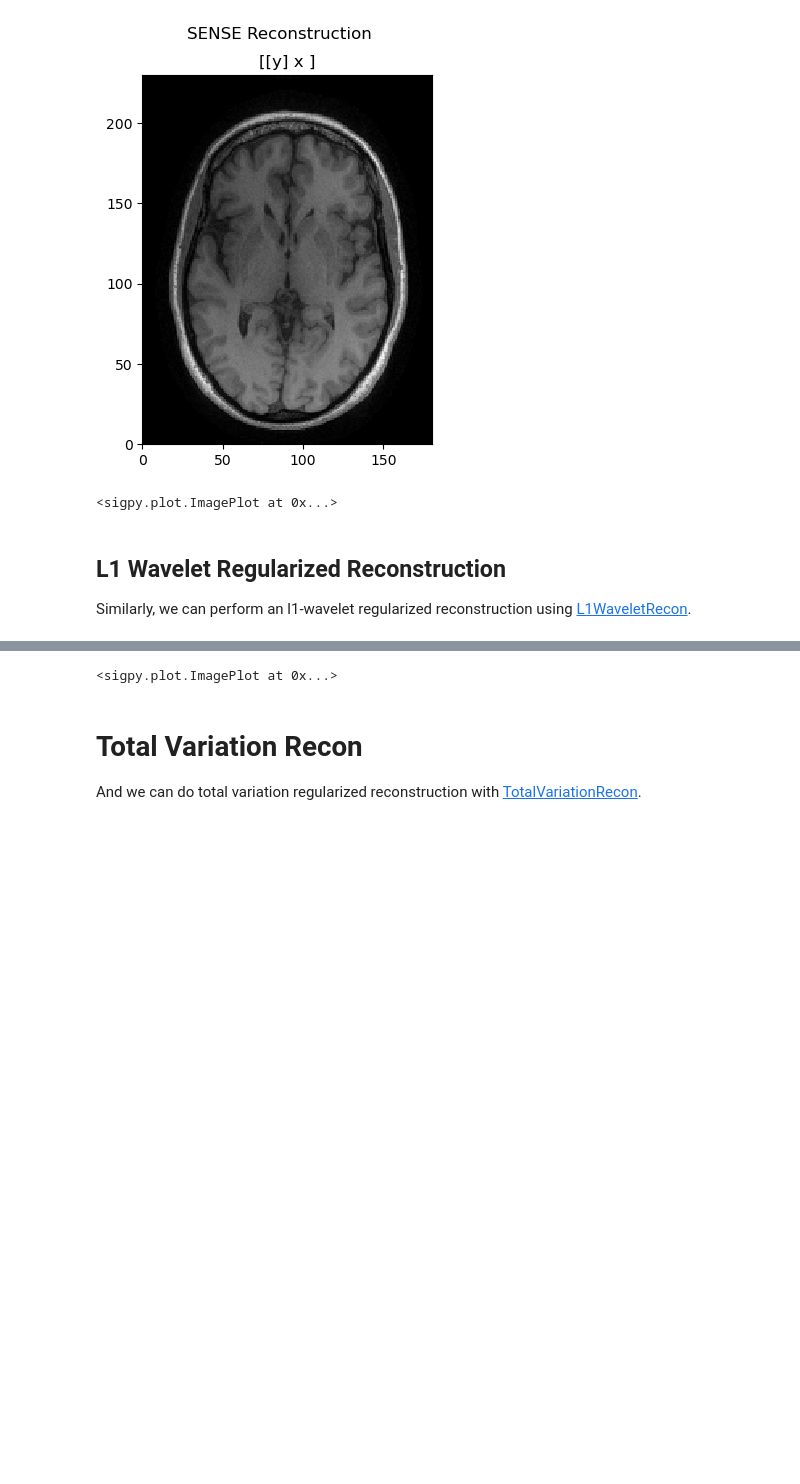
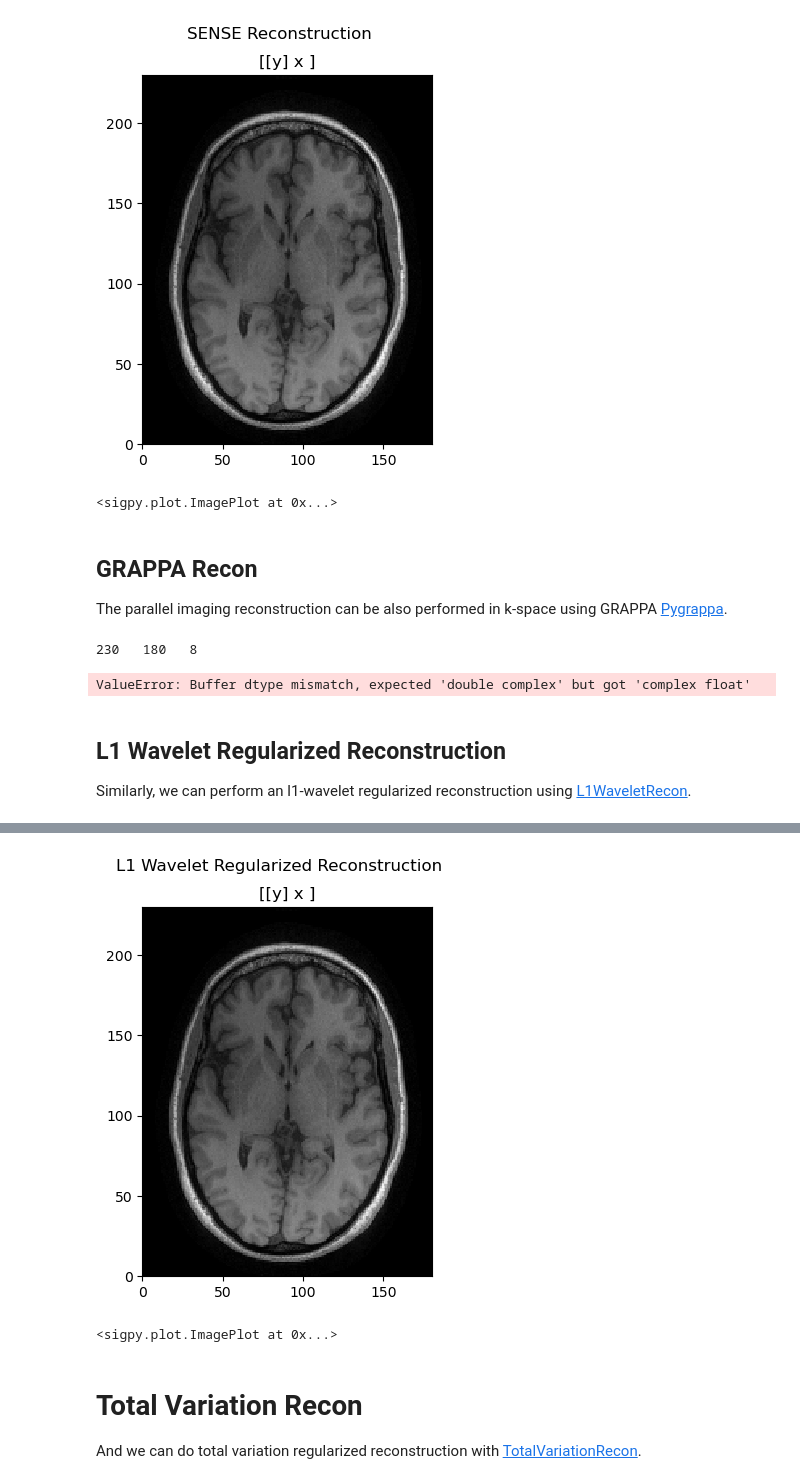
Before and after one commit to srapacchi/mri_recon_python, a Jupyter notebook: parallel-imaging-compressed-sensing-reconstruction.ipynb, the cells around one changed output, grey strips where cells are left out. Cells and saved outputs as stored; diff of their text form; code cells hidden in the pictures; blank space fills up the shorter version.

Commit message:
Added GRAPPA
Finished the solution. TODO: remove parts for the students ;)

```diff
--- a/parallel-imaging-compressed-sensing-reconstruction.ipynb
+++ b/parallel-imaging-compressed-sensing-reconstruction.ipynb
@@ -182,3 +183,7 @@ pl.ImagePlot(img_sense, title='SENSE Reconstruction')
 # %% [output]
 [figure]
 <sigpy.plot.ImagePlot at 0x...>
+# %% [markdown]
+## GRAPPA Recon
+
+The parallel imaging reconstruction can be also performed in k-space using GRAPPA [Pygrappa](https://github.com/mckib2/pygrappa/tree/main/pygrappa).
@@ -185,10 +193,28 @@ pl.ImagePlot(img_sense, title='SENSE Reconstruction')
+# %%
+
+ncoils, sx, sy  = usksp.shape[:]
+print(sx,' ',sy,' ', ncoils)
+
+ctrx,ctry, pd = int(sx/2), int(sy/2), 10 # center 20 lines are ACS
+calib = usksp[:,ctrx-2*pd:ctrx+2*pd,ctry-pd:ctry+pd].copy() # call copy()!
+
+# coil_axis=-1 is default, so if coil dimension is last
+# we don't need to explicity provide it
+res = pygrappa.cgrappa(np.cdouble(usksp), np.cdouble(calib), kernel_size=(5,5), coil_axis=0)
+
+# look at the image
+pl.ImagePlot(rss(res),mode='l', title='Magnitude of GRAPPA kspace')
+pl.ImagePlot(rss(sp.ifft(res,axes=(-1,-2))), title='Magnitude of GRAPPA image')
+# %% [output]
+230   180   8
+ValueError: Buffer dtype mismatch, expected 'double complex' but got 'complex float'
 # %% [markdown]
 ## L1 Wavelet Regularized Reconstruction
 
 Similarly, we can perform an l1-wavelet regularized reconstruction using [L1WaveletRecon](https://sigpy.readthedocs.io/en/latest/generated/sigpy.mri.app.L1WaveletRecon.html#sigpy.mri.app.L1WaveletRecon).
 # %%
 lamda = 0.005
-img_l1wav = mr.app.L1WaveletRecon(ksp, mps, lamda).run()
+img_l1wav = mr.app.L1WaveletRecon(usksp, mps, lamda).run()
 
 pl.ImagePlot(img_l1wav, title='L1 Wavelet Regularized Reconstruction')
 # %% [output]
@@ -197,3 +221,4 @@ pl.ImagePlot(img_l1wav, title='L1 Wavelet Regularized Reconstruction')
+[figure, added]
 <sigpy.plot.ImagePlot at 0x...>
 # %% [markdown]
 # Total Variation Recon
```
Also changed, not shown: parts of 3 cells of this notebook, 1 other file.
